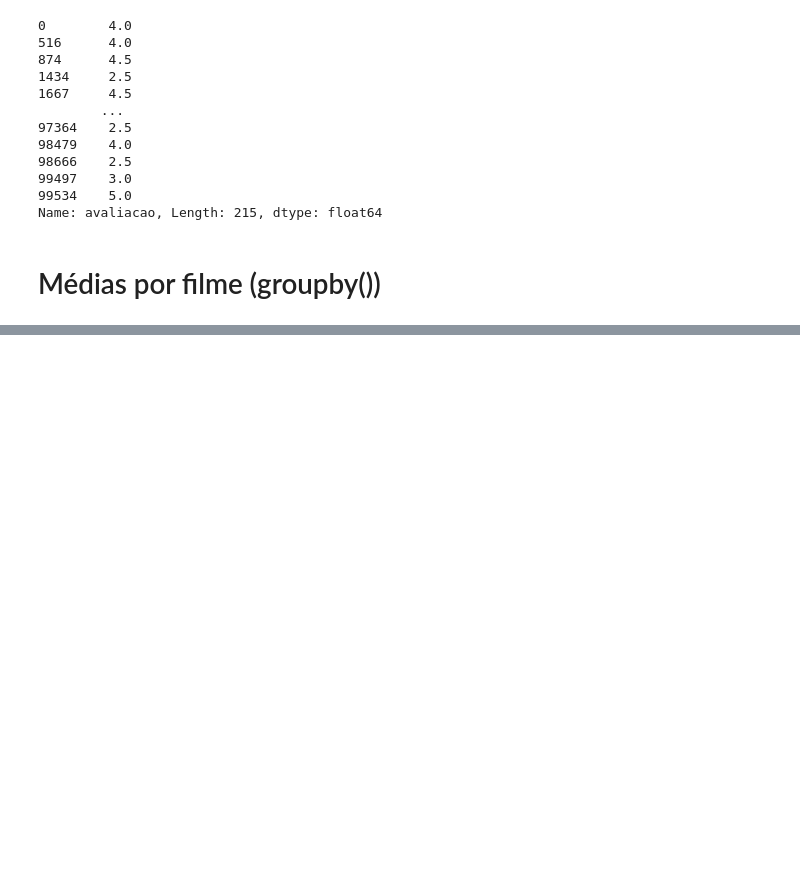
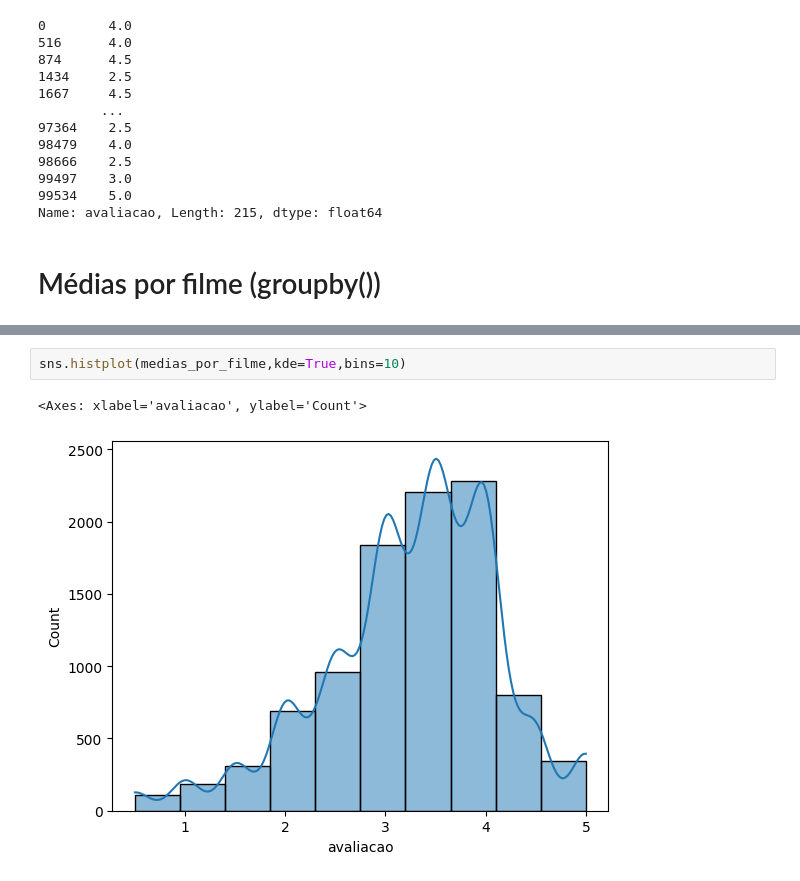
Before and after one commit to Lafaietepedro/semana_eda_tarde, a Jupyter notebook: dia1.ipynb, the cells around one changed output, grey strips where cells are left out. Saved outputs shown, nothing was run; the diff lists cells and outputs as text; blank space fills up the shorter version.

```diff
--- a/dia1.ipynb
+++ b/dia1.ipynb
@@ -386,0 +439,5 @@ Name: avaliacao, Length: 215, dtype: float64
+# %%
+sns.histplot(medias_por_filme,kde=True,bins=10)
+# %% [output]
+<Axes: xlabel='avaliacao', ylabel='Count'>
+[figure, added]
```
Also changed, not shown: parts of 15 cells of this notebook, 2 other files.
